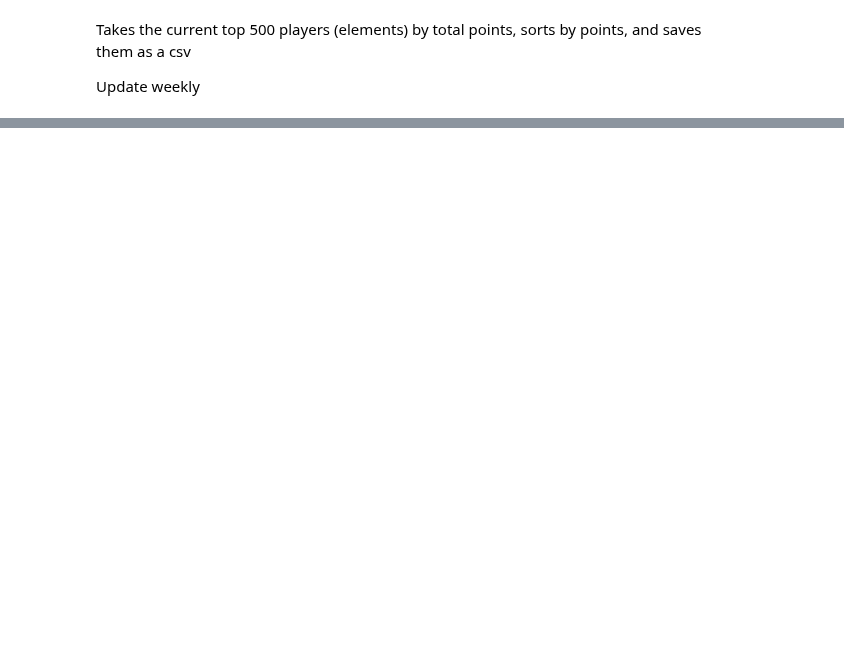
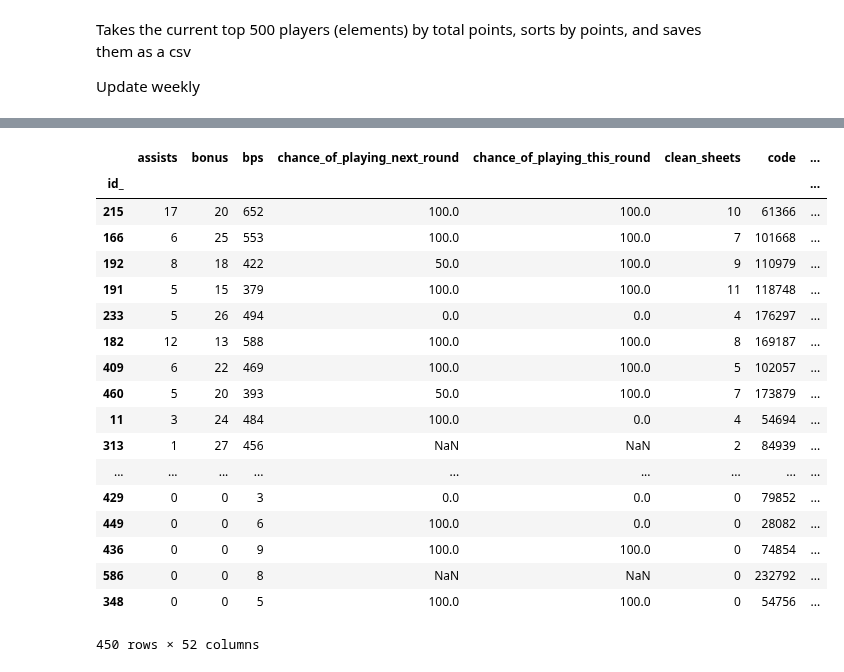
Before and after one commit to coopercunliffe/Springboard, a Jupyter notebook: FPL/top500_and_teams_to_csv.ipynb, the cells around one changed output, grey strips where cells are left out. Cells and saved outputs as stored; diff of their text form; code cells hidden in the pictures; blank space fills up the shorter version.

```diff
--- a/FPL/top500_and_teams_to_csv.ipynb
+++ b/FPL/top500_and_teams_to_csv.ipynb
@@ -43,0 +44,22 @@ Name: 602, dtype: object
+# %%
+top500
+# %% [output]
+|  | assists | bonus | bps | chance_of_playing_next_round | chance_of_playing_this_round | clean_sheets | code | ... |
+| id_ |  |  |  |  |  |  |  | ... |
+| 215 | 17 | 20 | 652 | 100.0 | 100.0 | 10 | 61366 | ... |
+| 166 | 6 | 25 | 553 | 100.0 | 100.0 | 7 | 101668 | ... |
+| 192 | 8 | 18 | 422 | 50.0 | 100.0 | 9 | 110979 | ... |
+| 191 | 5 | 15 | 379 | 100.0 | 100.0 | 11 | 118748 | ... |
+| 233 | 5 | 26 | 494 | 0.0 | 0.0 | 4 | 176297 | ... |
+| 182 | 12 | 13 | 588 | 100.0 | 100.0 | 8 | 169187 | ... |
+| 409 | 6 | 22 | 469 | 100.0 | 100.0 | 5 | 102057 | ... |
+| 460 | 5 | 20 | 393 | 50.0 | 100.0 | 7 | 173879 | ... |
+| 11 | 3 | 24 | 484 | 100.0 | 0.0 | 4 | 54694 | ... |
+| 313 | 1 | 27 | 456 | NaN | NaN | 2 | 84939 | ... |
+| ... | ... | ... | ... | ... | ... | ... | ... | ... |
+| 429 | 0 | 0 | 3 | 0.0 | 0.0 | 0 | 79852 | ... |
+| 449 | 0 | 0 | 6 | 100.0 | 0.0 | 0 | 28082 | ... |
+| 436 | 0 | 0 | 9 | 100.0 | 100.0 | 0 | 74854 | ... |
+| 586 | 0 | 0 | 8 | NaN | NaN | 0 | 232792 | ... |
+| 348 | 0 | 0 | 5 | 100.0 | 100.0 | 0 | 54756 | ... |
+450 rows × 52 columns
```
Also changed, not shown: parts of 1 cell of this notebook, 5 other files.
